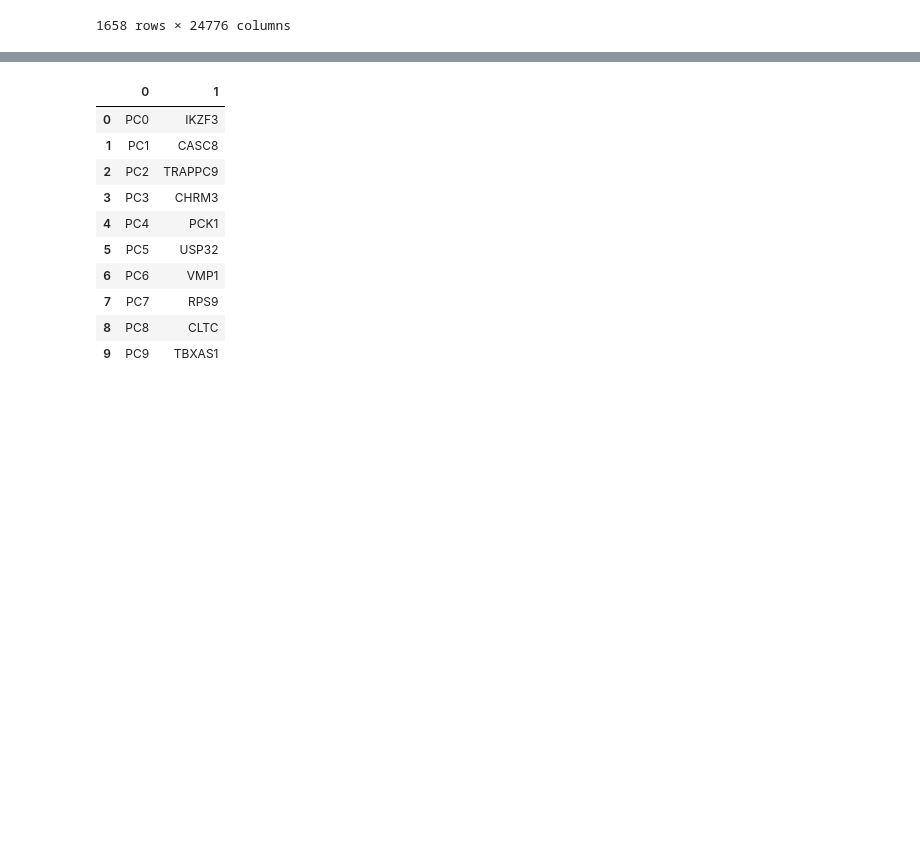
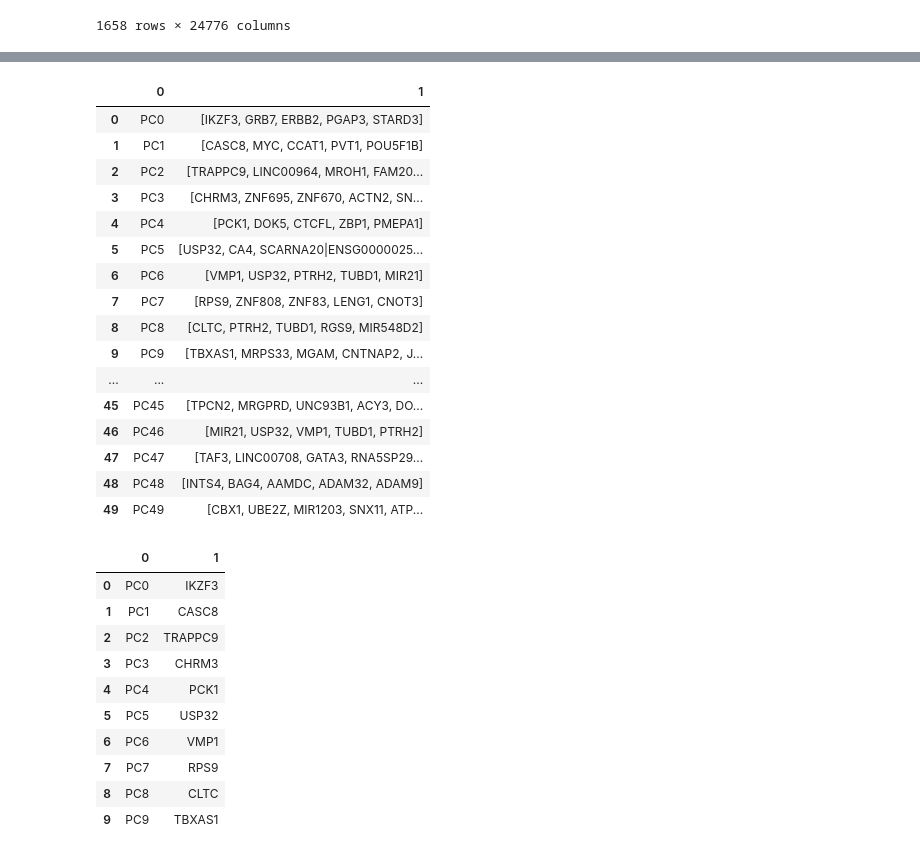
Before and after one commit to behradkoohy/comp3212-cancer-exploration, a Jupyter notebook: 1.decision_trees.ipynb, the cells around one changed output, grey strips where cells are left out. Drawn from its saved outputs; the diff is of its cells as text; code cells hidden in the pictures; blank space fills up the shorter version.

```diff
--- a/1.decision_trees.ipynb
+++ b/1.decision_trees.ipynb
@@ -341,3 +350,23 @@ df.head(10)
+# %%
+df.head(50)
+# %% [output]
+|  | 0 | 1 |
+| 0 | PC0 | [IKZF3, GRB7, ERBB2, PGAP3, STARD3] |
+| 1 | PC1 | [CASC8, MYC, CCAT1, PVT1, POU5F1B] |
+| 2 | PC2 | [TRAPPC9, LINC00964, MROH1, FAM20... |
+| 3 | PC3 | [CHRM3, ZNF695, ZNF670, ACTN2, SN... |
+| 4 | PC4 | [PCK1, DOK5, CTCFL, ZBP1, PMEPA1] |
+| 5 | PC5 | [USP32, CA4, SCARNA20|ENSG0000025... |
+| 6 | PC6 | [VMP1, USP32, PTRH2, TUBD1, MIR21] |
+| 7 | PC7 | [RPS9, ZNF808, ZNF83, LENG1, CNOT3] |
+| 8 | PC8 | [CLTC, PTRH2, TUBD1, RGS9, MIR548D2] |
+| 9 | PC9 | [TBXAS1, MRPS33, MGAM, CNTNAP2, J... |
+| ... | ... | ... |
+| 45 | PC45 | [TPCN2, MRGPRD, UNC93B1, ACY3, DO... |
+| 46 | PC46 | [MIR21, USP32, VMP1, TUBD1, PTRH2] |
+| 47 | PC47 | [TAF3, LINC00708, GATA3, RNA5SP29... |
+| 48 | PC48 | [INTS4, BAG4, AAMDC, ADAM32, ADAM9] |
+| 49 | PC49 | [CBX1, UBE2Z, MIR1203, SNX11, ATP... |
 # %%
 df.head(10)
 # %% [output]
```
Also changed, not shown: parts of 5 cells of this notebook, 2 other files.
